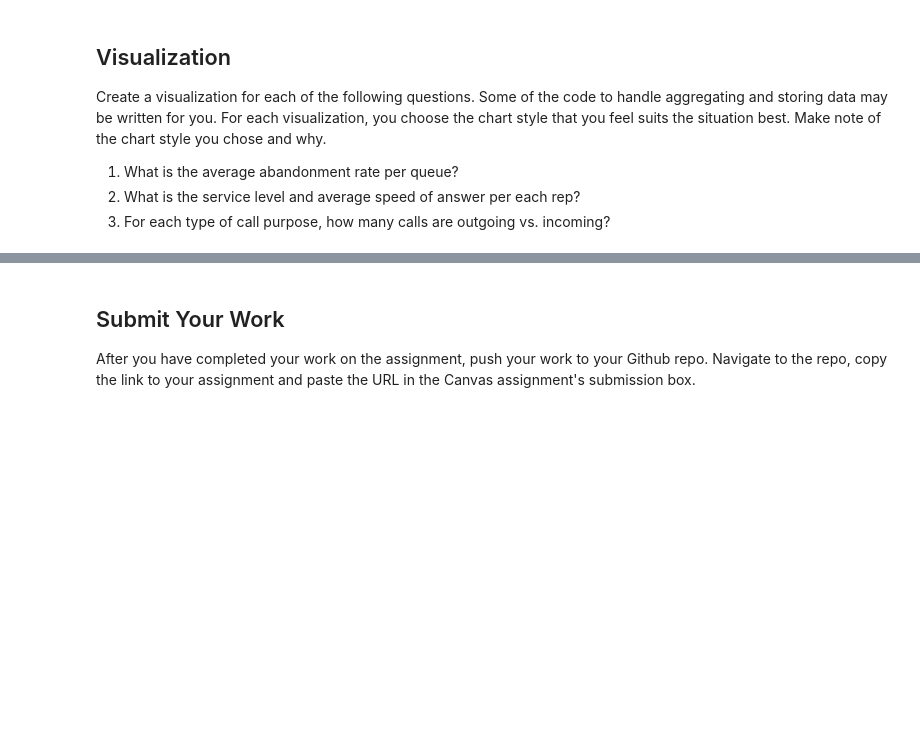
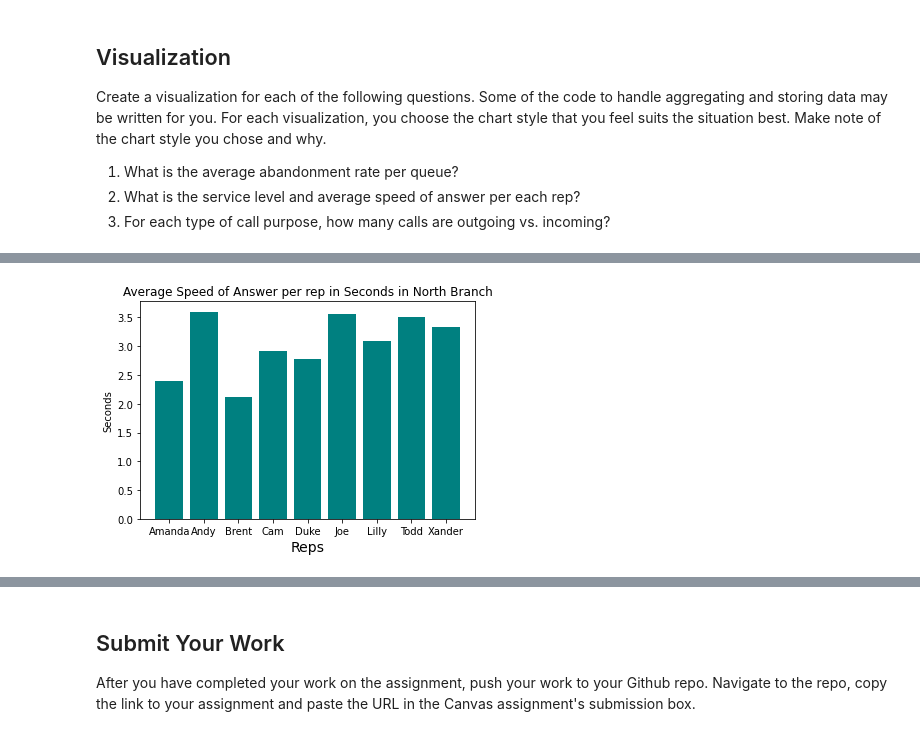
Before and after one commit to 4CEBWTHU/call-center-cleanup-assignment, a Jupyter notebook: Call Center Cleanup.ipynb, the cells around one changed output, grey strips where cells are left out. Cells and saved outputs as stored; diff of their text form; code cells hidden in the pictures; blank space fills up the shorter version.

```diff
--- a/Call Center Cleanup.ipynb
+++ b/Call Center Cleanup.ipynb
@@ -545,3 +719,13 @@ service_level["Service Level %"] = service_level["Calls_x"]/service_level["Calls
+# %%
+# north_plt contains the data you need for the average speed of answer of each rep
+north_clean_plt = north_clean.groupby("Rep ID")["Incoming Wait Time"].mean().to_frame().reset_index()
+plt.bar(north_clean_plt['Rep ID'], north_clean_plt["Incoming Wait Time"], color = 'teal')
+plt.title('Average Speed of Answer per rep in Seconds in North Branch')
+plt.xlabel('Reps', fontsize = 14, color = 'black')
+plt.ylabel("Seconds")
+plt.show()
+# %% [output]
+[figure, added]
 # %%
 # Create visualization 3 here
 # The three dictionaries, complaints, sales_support, and product_support, have the information you need
```
Also changed, not shown: parts of 29 cells of this notebook.
